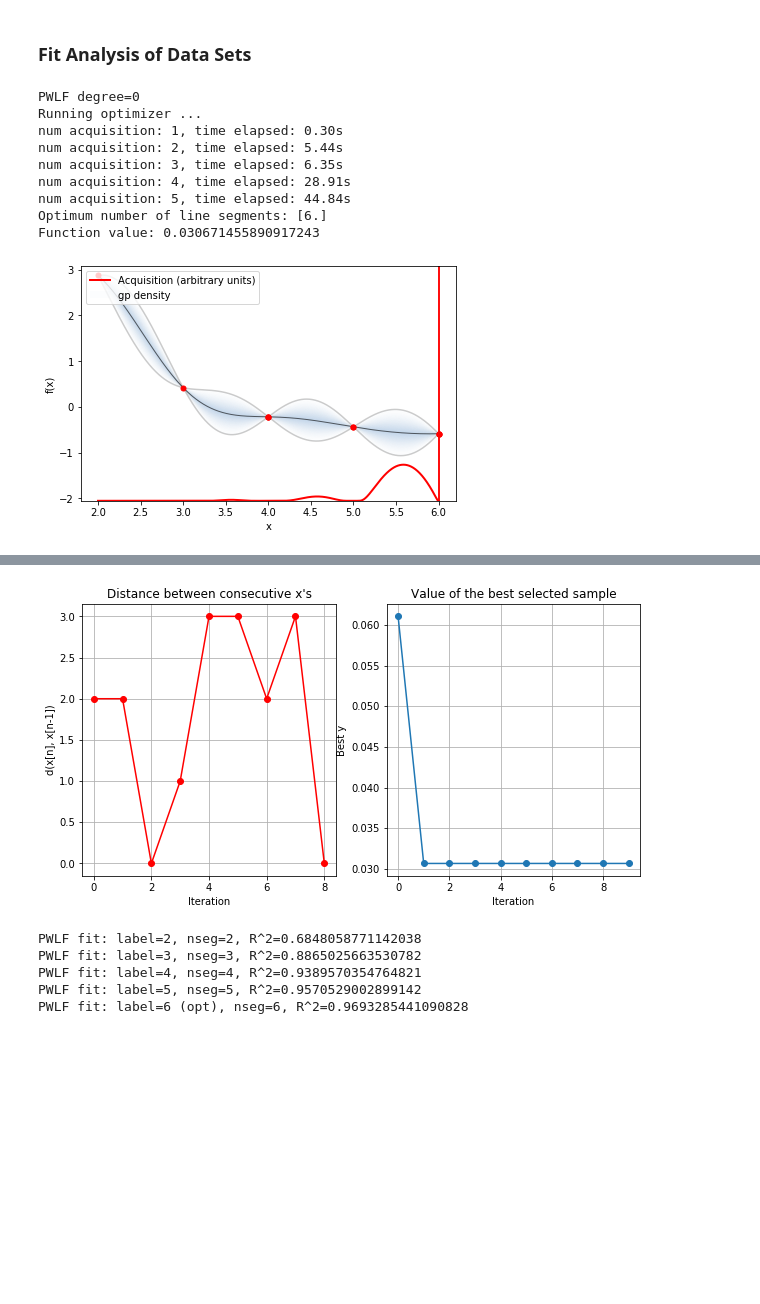
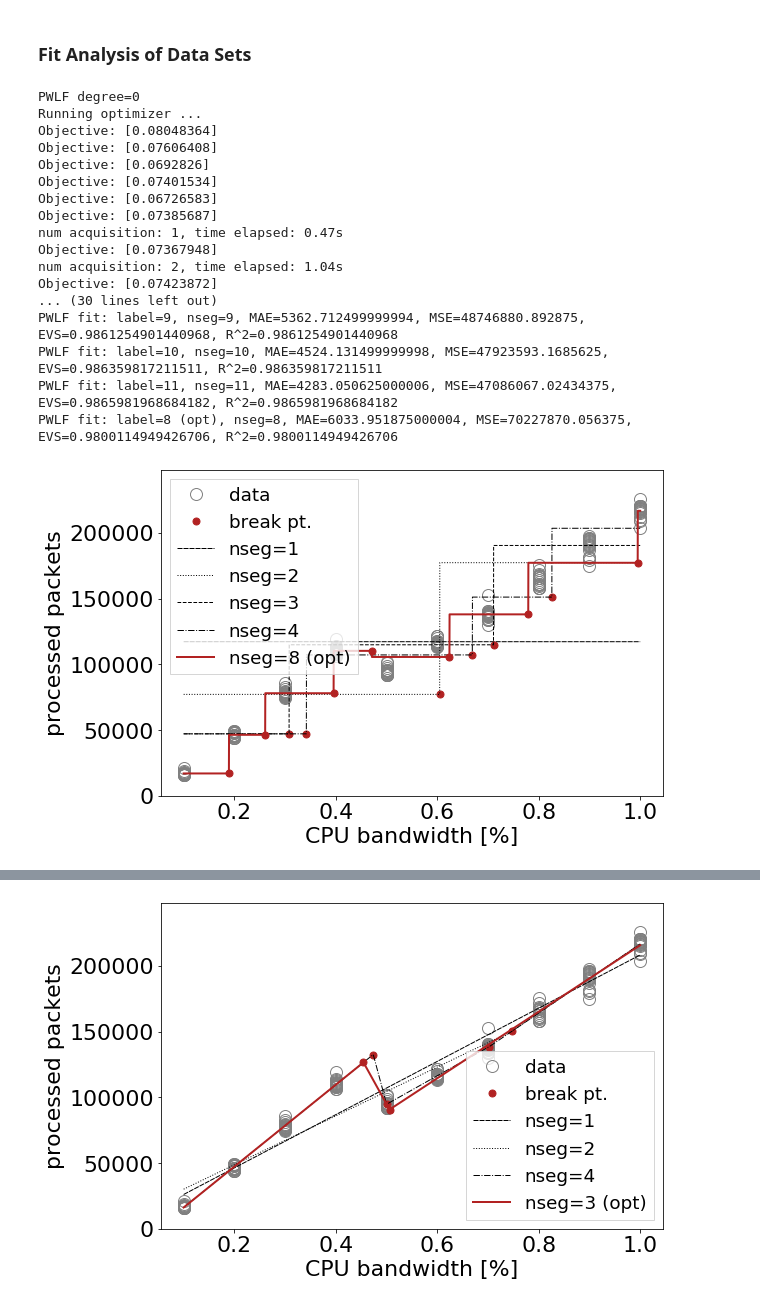
Before and after one commit to sndzoo/analysis, a Jupyter notebook: pwl_approx_analysis-optimization.ipynb, the cells around one changed output, grey strips where cells are left out. Saved outputs shown, nothing was run; the diff lists cells and outputs as text; code cells hidden in the pictures; blank space fills up the shorter version.

Commit message:
Work towards optimized version
Signed-off-by: peusterm <manuel.peuster@uni-paderborn.de>

```diff
--- a/pwl_approx_analysis-optimization.ipynb
+++ b/pwl_approx_analysis-optimization.ipynb
@@ -389,15 +420,17 @@ def find_opt_nseg(pwlf_obj, x, y, max_seg=16, max_iter=30, plot_enabled=True, pe
     def f_obj(xd):
         f = np.zeros(xd.shape[0])
         for i, j in enumerate(xd):
-            pwlf_obj.fit(j[0])
-            f[i] = 1.0 - pwlf_obj.r_squared() #- (penalty * j[0])
+            pwlf_obj.fit(j[0], fast=True)  # use the fast fitting version of PWLF
+            #f[i] = 1.0 - pwlf_obj.err_r2 #- (penalty * j[0])
+            f[i] = (pwlf_obj.err_mae/max(y)) + (j[0] * 0.005)
+        print("Objective: {}".format(f))
         return f
 
     print("Running optimizer ...")
 
     # define the lower and upper bound for the number of line segments
     bounds = [{'name': 'nseg', 'type': 'discrete',
-               'domain': np.arange(2, max_seg)}]
+               'domain': np.arange(1, max_seg)}]
 
     bo = BayesianOptimization(f_obj, domain=bounds, model_type='GP',
                                   #initial_design_numdata=8,
@@ -430,6 +463,7 @@ def get_lstyle(label):
         ('densely dashdotdotted', (0, (3, 1, 1, 1, 1, 1))),
         ('dashdotdotted',         (0, (3, 5, 1, 5, 1, 5))),
     ]
+    styles *= 4
     # colors
     l = int(label.replace("(opt)", "").strip()) - 1
     return {"color": "black", "ls": styles[l][1], "lw": 1.0}
@@ -447,15 +481,19 @@ def analyse_fits(data, x_col, y_col, name="unnamed", x_label="x-axis", y_label="
     - Shows fit with multiple lines (1-n segments + opt. segment (solid, bold)) in a single plot
     - Creates multiple plots for different degrees
     """
+    MAX_SEG = 12
+    PLOT_SEG = [1, 2, 3, 4]
+    res_dicts = list()
     # iterate over different degrees (one plot per degree)
     for degree in [0, 1, 2]:
         print("PWLF degree={}".format(degree))
         # create a PWLF object and get raw input data
-        x, y, f = new_pwlf(data, x_col, y_col, degree=degree)
+        mpf = MyPWLF(data, x_col, y_col, degree=degree)
+        (x, y) = (mpf.xin, mpf.yin)
 
         # compute optimal number of segments (and add/mark it in the segments dict)
-        segments = {"2": 2, "3": 3, "4": 4, "5": 5}
-        opt_nseg = find_opt_nseg(f, x, y, max_seg=7, max_iter=20, plot_enabled=True)
+        segments = {str(i):i for i in range(1, MAX_SEG)}
+        opt_nseg = find_opt_nseg(mpf, x, y, max_seg=MAX_SEG, max_iter=20, plot_enabled=False)
         if str(opt_nseg) in segments:
             del segments[str(opt_nseg)]  # remove if already exists
         segments["{} (opt)".format(opt_nseg)] = opt_nseg
@@ -469,16 +507,18 @@ def analyse_fits(data, x_col, y_col, name="unnamed", x_label="x-axis", y_label="
             lineargs.update(get_lstyle(label))
 
             # fit PWLF to the data
-            breaks = f.fit(nseg)
+            breaks = mpf.fit(nseg)
 
-            # plot
-            plot_pwlf(f, x, y, ax=ax,
-                      x_bpoints=breaks, # plot breakpoints
-                      points=(nseg==2),  # ensure points are only plotted once
-                      pointargs={"label": "data", "markersize": 12},
-                      lineargs=lineargs
-                     )
-            print("PWLF fit: label={}, nseg={}, R^2={}".format(label, nseg, f.r_squared()))
+            # plot some of the fits
+            if nseg in PLOT_SEG or "opt" in label:
+                plot_pwlf(mpf, x, y, ax=ax,
+                          x_bpoints=breaks, # plot breakpoints
+                          points=(nseg==1),  # ensure points are only plotted once
+                          pointargs={"label": "data", "markersize": 12},
+                          lineargs=lineargs
+                         )
+            print("PWLF fit: label={}, nseg={}, MAE={}, MSE={}, EVS={}, R^2={}".format(label, nseg, mpf.err_mae, mpf.err_mse, mpf.err_evs, mpf.err_r2))
+            res_dicts.append({"name": name, "label": label, "nseg": nseg, "degree": degree, "mae": mpf.err_mae, "mse": mpf.err_mse, "evs": mpf.err_evs, "r2": mpf.err_r2})
         # finalize plot
         ax.set_ylim(min(0.0, min(y)), np.max(y)*1.1)
         ax.set_xlabel(x_label)
@@ -487,3 +527,5 @@ def analyse_fits(data, x_col, y_col, name="unnamed", x_label="x-axis", y_label="
         plt.savefig("plots/analysis_fits-opt-_deg-{}_{}_{}_{}.pdf".format(degree, x_col, y_col, name), dpi=300, bbox_inches="tight")
         plt.show()
         plt.close()
+    # return DF with error metrics for further plots
+    return pd.DataFrame(res_dicts)
@@ -497,15 +563,24 @@ def analyse_errors(data, x_col, y_col):
 ### Fit Analysis of Data Sets
 # %%
 d = select(dfs[0].copy(), {"flow_size": 0, "ruleset": 2, "memory": 256})
-analyse_fits(d, "cpu_bw", "ids_pkts", name="ds-sec01", x_label="CPU bandwidth [%]", y_label="processed packets")
+df_err = analyse_fits(d, "cpu_bw", "ids_pkts", name="ds-sec01", x_label="CPU bandwidth [%]", y_label="processed packets")
+df_err
 # %% [output]
 PWLF degree=0
 Running optimizer ...
-num acquisition: 1, time elapsed: 0.30s
-num acquisition: 2, time elapsed: 5.44s
-num acquisition: 3, time elapsed: 6.35s
-num acquisition: 4, time elapsed: 28.91s
-num acquisition: 5, time elapsed: 44.84s
-Optimum number of line segments: [6.]
-Function value: 0.030671455890917243
+Objective: [0.08048364]
+Objective: [0.07606408]
+Objective: [0.0692826]
+Objective: [0.07401534]
+Objective: [0.06726583]
+Objective: [0.07385687]
+num acquisition: 1, time elapsed: 0.47s
+Objective: [0.07367948]
+num acquisition: 2, time elapsed: 1.04s
+Objective: [0.07423872]
+... (30 lines left out)
+PWLF fit: label=9, nseg=9, MAE=5362.712499999994, MSE=48746880.892875, EVS=0.9861254901440968, R^2=0.9861254901440968
+PWLF fit: label=10, nseg=10, MAE=4524.131499999998, MSE=47923593.1685625, EVS=0.986359817211511, R^2=0.986359817211511
+PWLF fit: label=11, nseg=11, MAE=4283.050625000006, MSE=47086067.02434375, EVS=0.9865981968684182, R^2=0.9865981968684182
+PWLF fit: label=8 (opt), nseg=8, MAE=6033.951875000004, MSE=70227870.056375, EVS=0.9800114949426706, R^2=0.9800114949426706
-[figure, old version]
+[figure, new version]
@@ -512,6 +604 @@ Function value: 0.030671455890917243
-[figure, old version]
+[figure, new version]
-PWLF fit: label=2, nseg=2, R^2=0.6848058771142038
-PWLF fit: label=3, nseg=3, R^2=0.8865025663530782
-PWLF fit: label=4, nseg=4, R^2=0.9389570354764821
-PWLF fit: label=5, nseg=5, R^2=0.9570529002899142
-PWLF fit: label=6 (opt), nseg=6, R^2=0.9693285441090828
```
Also changed, not shown: parts of 11 cells of this notebook, 50 other files.
